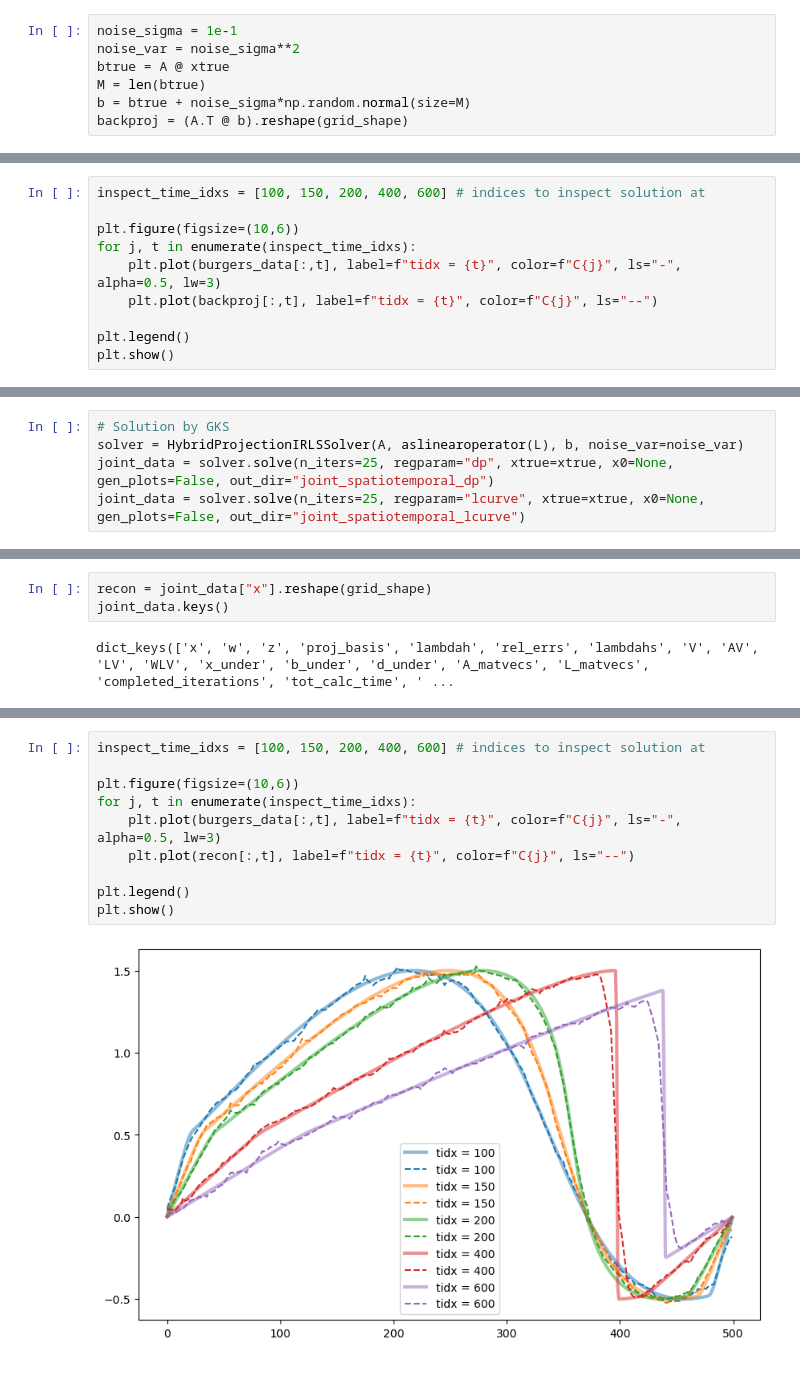
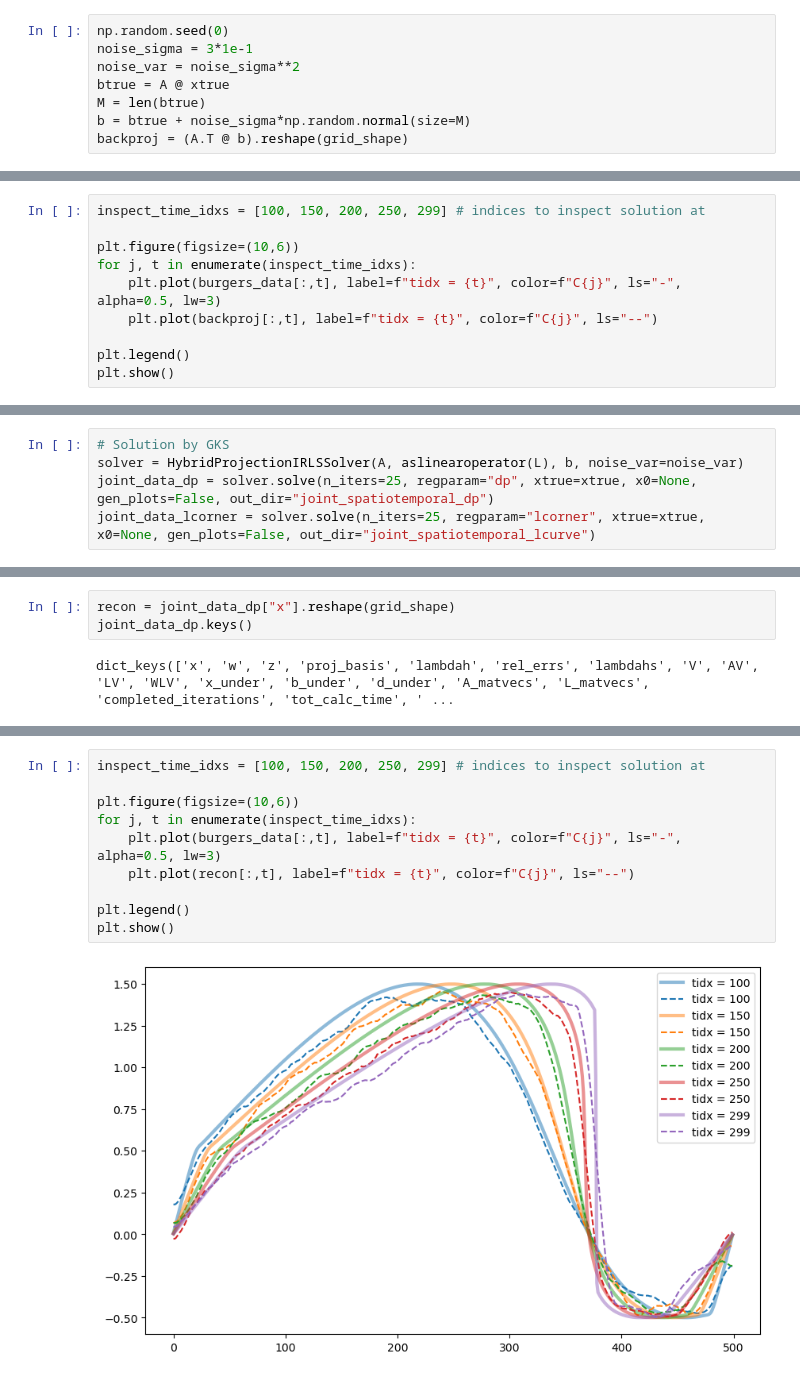
Before and after one commit to jlindbloom/pytikhonov, a Jupyter notebook: examples/burgers/burgers.ipynb, the cells around one changed output, grey strips where cells are left out. Saved outputs shown, nothing was run; the diff lists cells and outputs as text.

```diff
--- a/examples/burgers/burgers.ipynb
+++ b/examples/burgers/burgers.ipynb
@@ -142,7 +102,8 @@ Lspace = sps.kron(L1d_space, sps.eye(n_time))
 Ltime = sps.kron(sps.eye(n_space), L1d_time)
 L = sps.vstack([Lspace, Ltime])
 # %%
-noise_sigma = 1e-1
+np.random.seed(0)
+noise_sigma = 3*1e-1
 noise_var = noise_sigma**2
 btrue = A @ xtrue
 M = len(btrue)
@@ -161,5 +122,5 @@ plt.show()
 # %%
-inspect_time_idxs = [100, 150, 200, 400, 600] # indices to inspect solution at
+inspect_time_idxs = [100, 150, 200, 250, 299] # indices to inspect solution at
 
 plt.figure(figsize=(10,6))
 for j, t in enumerate(inspect_time_idxs):
@@ -177,6 +136,6 @@ from hybridpro import HybridProjectionIRLSSolver
 # %%
 # Solution by GKS
 solver = HybridProjectionIRLSSolver(A, aslinearoperator(L), b, noise_var=noise_var)
-joint_data = solver.solve(n_iters=25, regparam="dp", xtrue=xtrue, x0=None, gen_plots=False, out_dir="joint_spatiotemporal_dp")
-joint_data = solver.solve(n_iters=25, regparam="lcurve", xtrue=xtrue, x0=None, gen_plots=False, out_dir="joint_spatiotemporal_lcurve")
+joint_data_dp = solver.solve(n_iters=25, regparam="dp", xtrue=xtrue, x0=None, gen_plots=False, out_dir="joint_spatiotemporal_dp")
+joint_data_lcorner = solver.solve(n_iters=25, regparam="lcorner", xtrue=xtrue, x0=None, gen_plots=False, out_dir="joint_spatiotemporal_lcurve")
 # %% [output]
@@ -185,6 +144,6 @@ KeyboardInterrupt:
 # %%
-recon = joint_data["x"].reshape(grid_shape)
-joint_data.keys()
+recon = joint_data_dp["x"].reshape(grid_shape)
+joint_data_dp.keys()
 # %% [output]
 dict_keys(['x', 'w', 'z', 'proj_basis', 'lambdah', 'rel_errs', 'lambdahs', 'V', 'AV', 'LV', 'WLV', 'x_under', 'b_under', 'd_under', 'A_matvecs', 'L_matvecs', 'completed_iterations', 'tot_calc_time', ' ...
 # %%
@@ -200,12 +160,12 @@ plt.show()
 # %%
-inspect_time_idxs = [100, 150, 200, 400, 600] # indices to inspect solution at
+inspect_time_idxs = [100, 150, 200, 250, 299] # indices to inspect solution at
 
 plt.figure(figsize=(10,6))
 for j, t in enumerate(inspect_time_idxs):
     plt.plot(burgers_data[:,t], label=f"tidx = {t}", color=f"C{j}", ls="-", alpha=0.5, lw=3)
     plt.plot(recon[:,t], label=f"tidx = {t}", color=f"C{j}", ls="--")
 
 plt.legend()
 plt.show()
 # %% [output]
-[figure, old version]
+[figure, new version]
```
Also changed, not shown: parts of 33 cells of this notebook, 8 other files.
